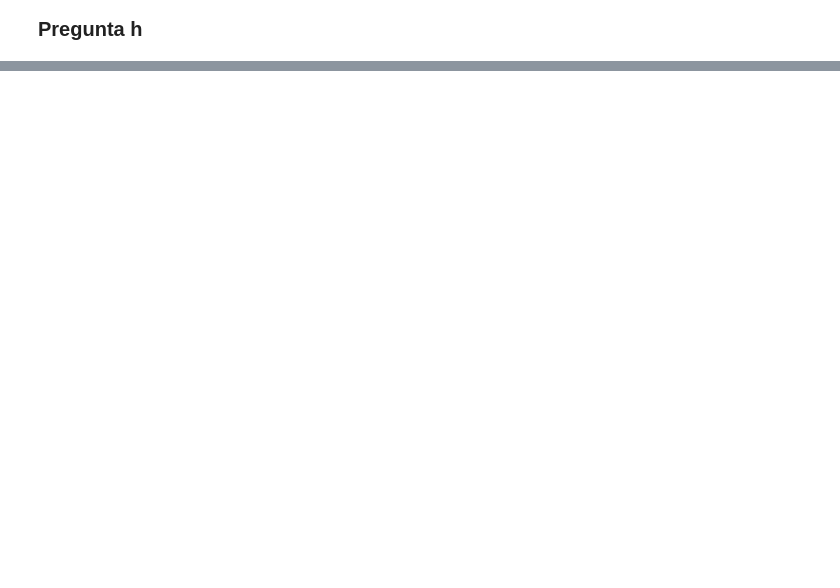
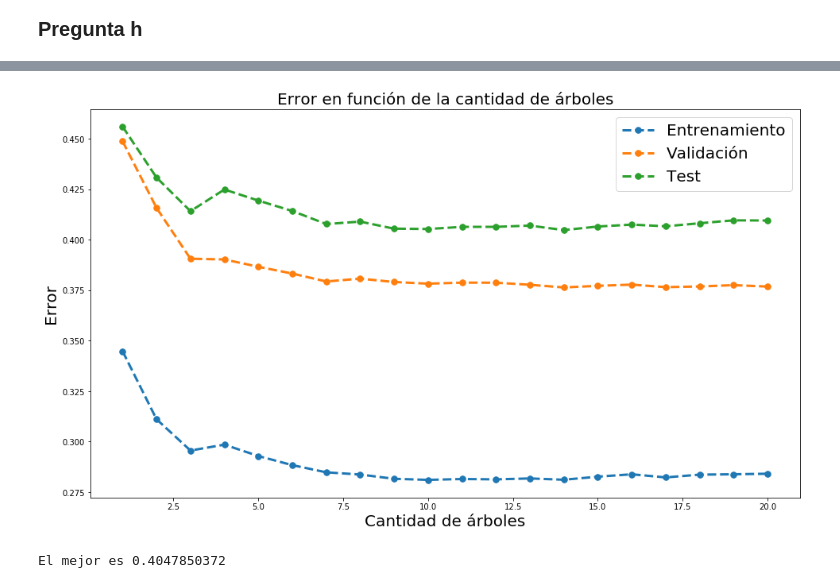
Before and after one commit to Sitrico/ML-T3, a Jupyter notebook: Laboratorio 3 - Parte 2.ipynb, the cells around one changed output, grey strips where cells are left out. Cells and saved outputs as stored; diff of their text form; code cells hidden in the pictures; blank space fills up the shorter version.

```diff
--- a/Laboratorio 3 - Parte 2.ipynb
+++ b/Laboratorio 3 - Parte 2.ipynb
@@ -799,0 +800,55 @@ Kagg eval test 0.437546145572
+# %%
+from sklearn.ensemble import RandomForestRegressor
+
+Xdf=df.ix[:,['season','holiday','workingday','weather','temp','atemp','humidity','windspeed','hour','day', 'month', 'year']]
+Ydf=df.ix[:,'count']
+
+X_train = Xdf[0:ntrain].values
+X_val = Xdf[ntrain:nval].values
+X_test = Xdf[nval:].values
+Y_train = Ydf[0:ntrain].values
+Y_val = Ydf[ntrain:nval].values
+Y_test = Ydf[nval:].values
+
+eTest = list()
+eTrain = list()
+eVal = list()
+
+maxArboles = 21
+
+#Se procede a calcularlos errores en funcion de la cantidad de árboles
+for i in range(1, maxArboles):
+    model = RandomForestRegressor(random_state = 0, n_estimators = i, max_depth=10, n_jobs=-1)
+
+    #Se entrena el modelo, notar que se transforma la matriz columna y a un vector fila
+    model.fit(X_train, Y_train)
+
+    #Se predice el entrenamiento y el test
+    y_pred_train = model.predict(X_train)
+    y_pred_val = model.predict(X_val)
+    y_pred_test = model.predict(X_test)
+
+    #Se guardan los errores
+    eTrain.append(eval_bikemodel(Y_train, y_pred_train))
+    eVal.append(eval_bikemodel(Y_val, y_pred_val))
+    eTest.append(eval_bikemodel(Y_test, y_pred_test))
+
+plt.figure(figsize = (16, 9))
+
+grosor = 3
+tamañopto = 15
+
+plt.plot( [i for i in range(1, maxArboles)] , eTrain, ".--", linewidth = grosor, markersize = tamañopto)
+plt.plot( [i for i in range(1, maxArboles)] , eVal, ".--", linewidth = grosor, markersize = tamañopto)
+plt.plot( [i for i in range(1, maxArboles)], eTest, ".--", linewidth = grosor, markersize = tamañopto)
+plt.legend(["Entrenamiento", "Validación" ,  "Test"], prop={'size': 20})
+plt.title('Error en función de la cantidad de árboles', fontsize=20)
+plt.xlabel("Cantidad de árboles", fontsize=20)
+plt.ylabel("Error", fontsize=20)
+
+plt.show()
+
+print("El mejor es",eTest[eVal.index(min(eVal))] )
+# %% [output]
+[figure, added]
+El mejor es 0.4047850372
```
Also changed, not shown: parts of 7 cells of this notebook.
